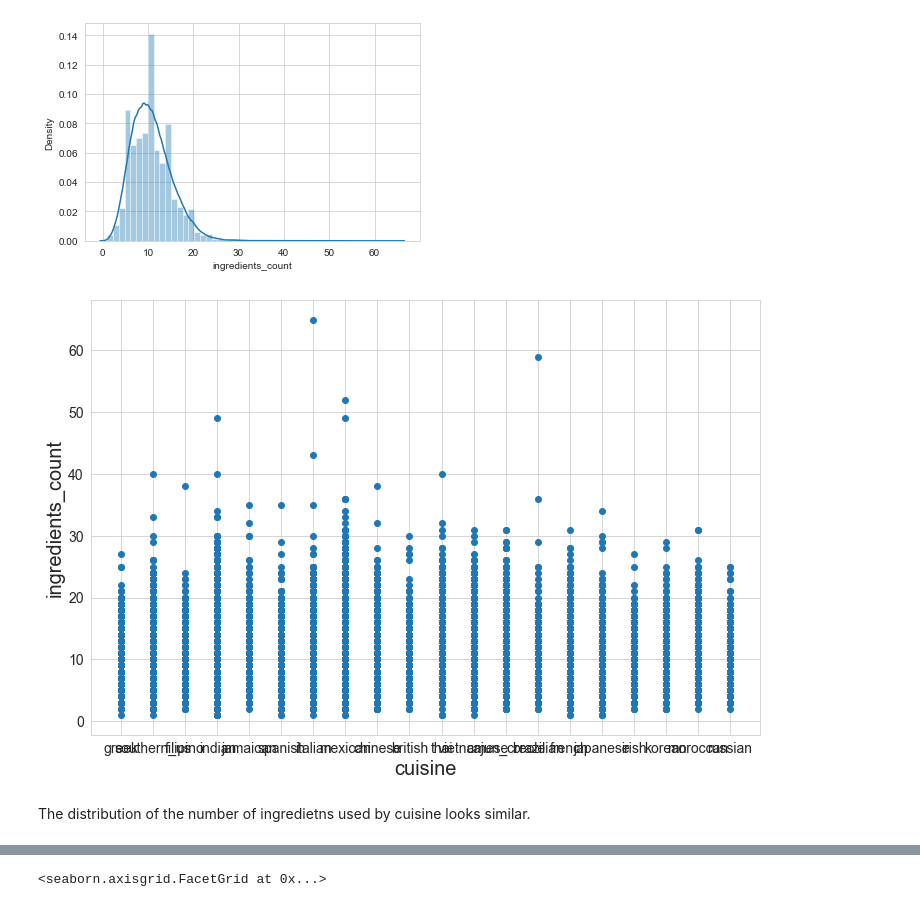
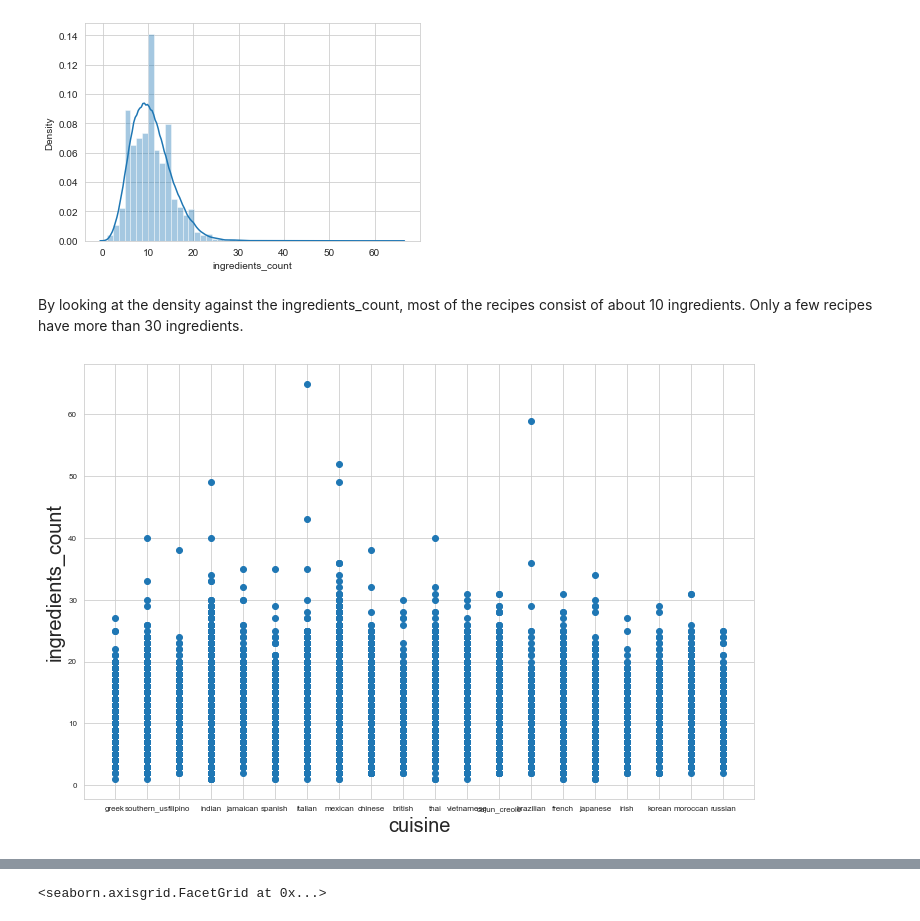
Before and after one commit to Goooo4it/Clementine-cuisine-prediction-project, a Jupyter notebook: EDA.ipynb, the cells around one changed output, grey strips where cells are left out. Drawn from its saved outputs; the diff is of its cells as text; code cells hidden in the pictures.

```diff
--- a/EDA.ipynb
+++ b/EDA.ipynb
@@ -256,17 +202,17 @@ import matplotlib.pyplot as plt
+# %% [markdown]
+By looking at the density against the ingredients_count, most of the recipes consist of about 10 ingredients. Only a few recipes have more than 30 ingredients.
 # %%
 plt.figure(figsize=(12,8))
 
 plt.scatter(df.cuisine,
                df.ingredients_count)
 
 
 plt.xlabel("cuisine", fontsize=20)
 plt.ylabel("ingredients_count", fontsize=20)
-plt.xticks(fontsize=14)
-plt.yticks(fontsize=14)
+plt.xticks(fontsize=8)
+plt.yticks(fontsize=8)
 
 plt.show()
 # %% [output]
-[figure, old version]
+[figure, new version]
-# %% [markdown]
-The distribution of the number of ingredietns used by cuisine looks similar.
```
Also changed, not shown: parts of 93 cells of this notebook.
